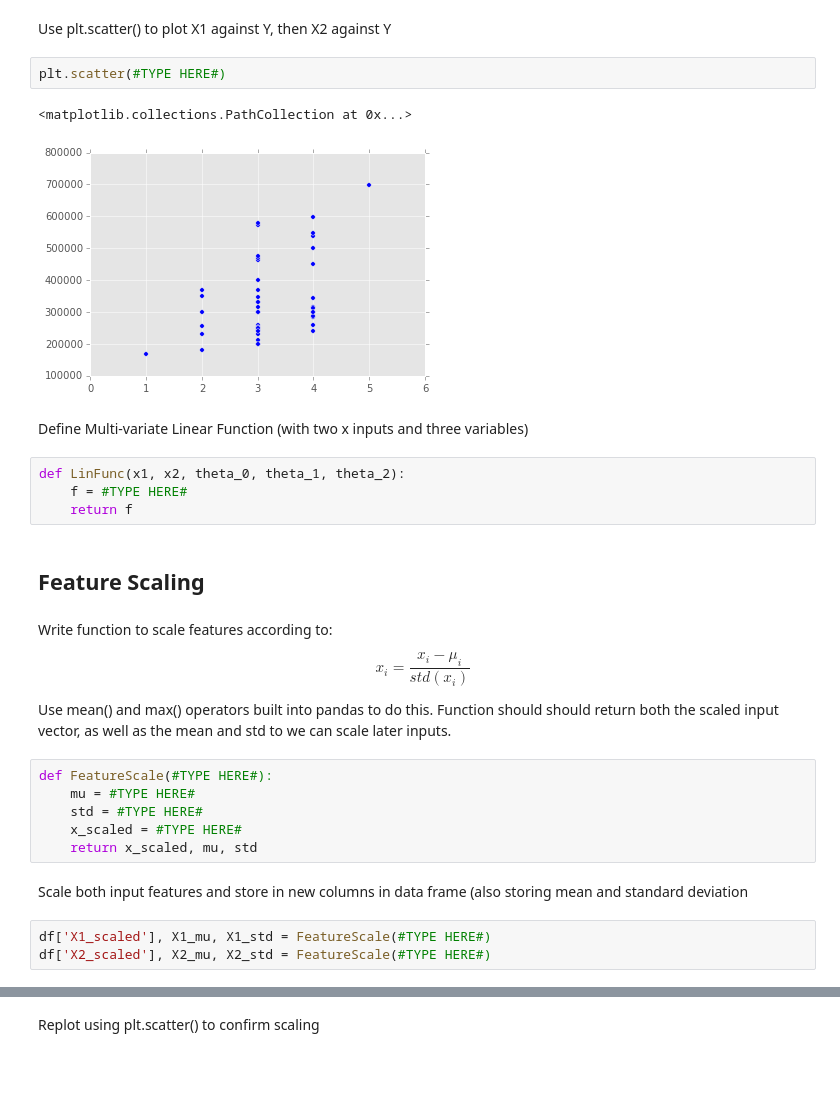
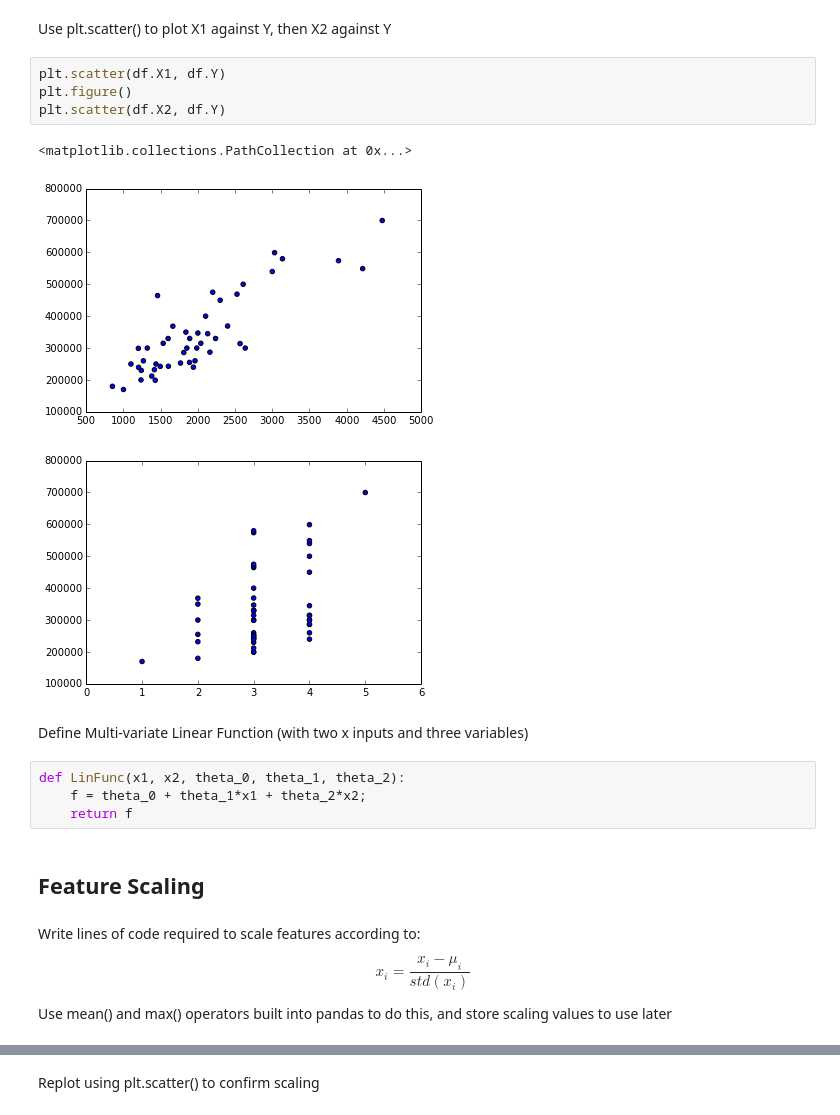
Before and after one commit to clibbon/training, a Jupyter notebook: Machine Learning/Exercises/Linear Regression with Multiple Features.ipynb, the cells around one changed output, grey strips where cells are left out. Saved outputs shown, nothing was run; the diff lists cells and outputs as text; blank space fills up the shorter version.

```diff
--- a/Machine Learning/Exercises/Linear Regression with Multiple Features.ipynb
+++ b/Machine Learning/Exercises/Linear Regression with Multiple Features.ipynb
@@ -32,33 +34,24 @@ Explore first lines and data format using df.head()
 # %% [markdown]
 Use plt.scatter() to plot X1 against Y, then X2 against Y
-# %%
-plt.scatter(#TYPE HERE#)
-# %% [output]
-<matplotlib.collections.PathCollection at 0x...>
-[figure, removed]
+# %%
+plt.scatter(df.X1, df.Y)
+plt.figure()
+plt.scatter(df.X2, df.Y)
+# %% [output]
+<matplotlib.collections.PathCollection at 0x...>
+[figure, added]
+[figure, added]
 # %% [markdown]
 Define Multi-variate Linear Function (with two x inputs and three variables)
 # %%
 def LinFunc(x1, x2, theta_0, theta_1, theta_2):
-    f = #TYPE HERE#
+    f = theta_0 + theta_1*x1 + theta_2*x2;
     return f
 # %% [markdown]
 ## Feature Scaling
 # %% [markdown]
-Write function to scale features according to:
+Write lines of code required to scale features according to:
 
 $$x_i = \frac{x_i - \mu_i}{std(x_i)}$$
 
-Use mean() and max() operators built into pandas to do this.
-Function should should return both the scaled input vector, as well as the mean and std to we can scale later inputs.
+Use mean() and max() operators built into pandas to do this, and store scaling values to use later
-# %%
-def FeatureScale(#TYPE HERE#):
-    mu = #TYPE HERE#
-    std = #TYPE HERE#
-    x_scaled = #TYPE HERE#
-    return x_scaled, mu, std
-# %% [markdown]
-Scale both input features and store in new columns in data frame (also storing mean and standard deviation
-# %%
-df['X1_scaled'], X1_mu, X1_std = FeatureScale(#TYPE HERE#)
-df['X2_scaled'], X2_mu, X2_std = FeatureScale(#TYPE HERE#)
```
Also changed, not shown: parts of 35 cells of this notebook.
